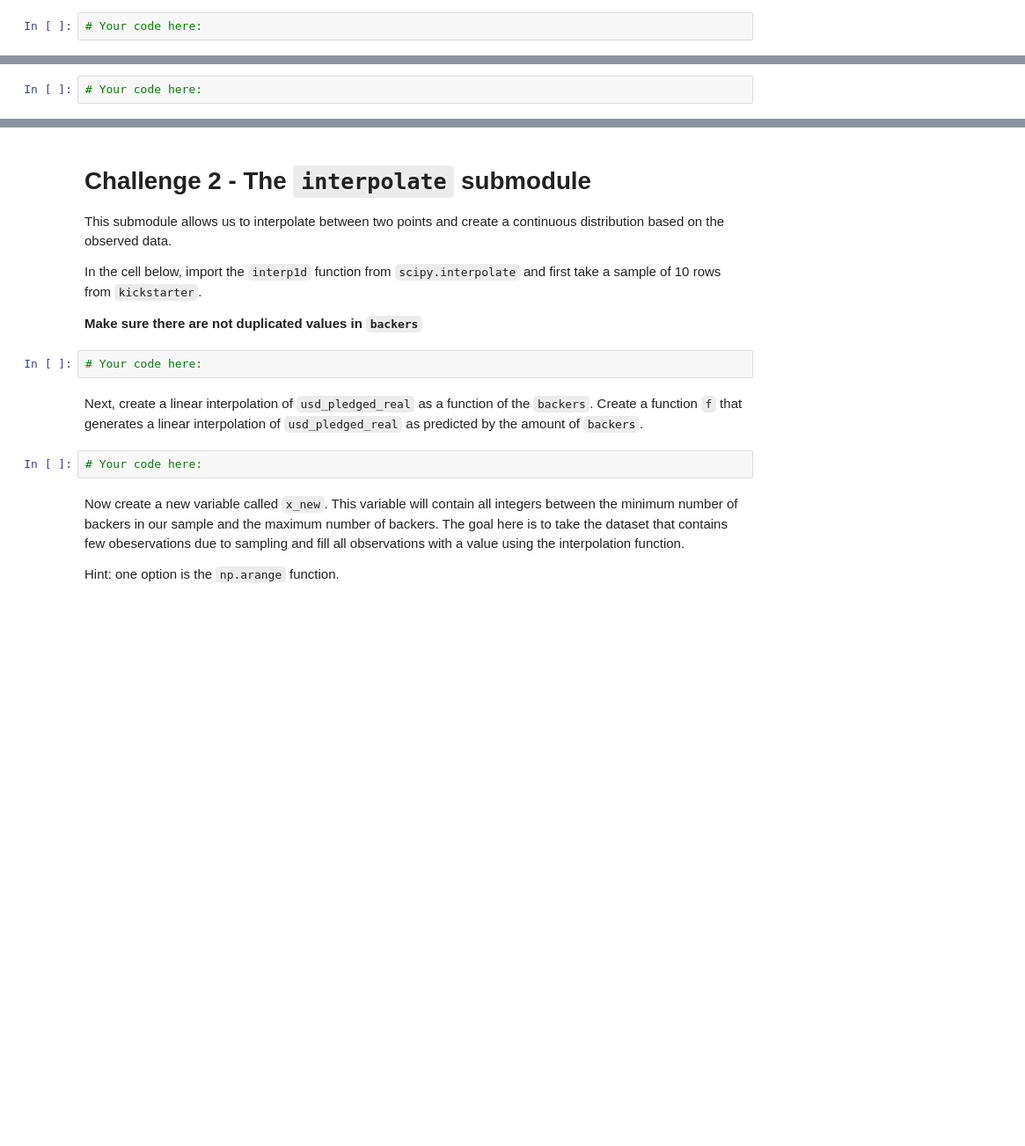
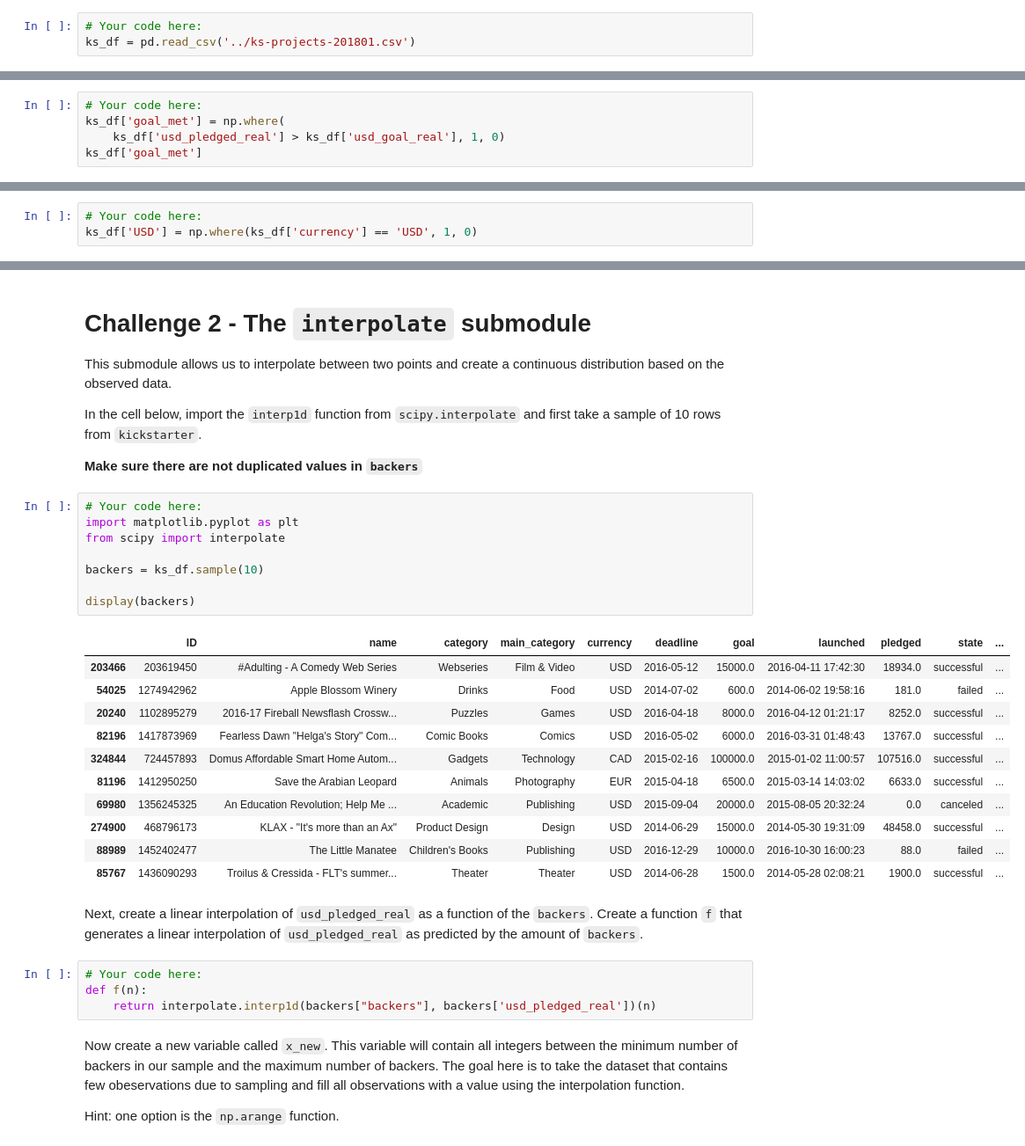
Before and after one commit to ta-data-lis/lab-intro-to-scipy, a Jupyter notebook: your-code/main.ipynb, the cells around one changed output, grey strips where cells are left out. Shown at 88% size. Cells and saved outputs as stored; diff of their text form; blank space fills up the shorter version.

```diff
--- a/your-code/main.ipynb
+++ b/your-code/main.ipynb
@@ -11,6 +13,7 @@
 This submodule contains statistical functions for conducting hypothesis tests, producing various distributions and other useful tools. Let's examine this submodule using the KickStarter dataset. Load the data using the `ks-projects-201801.csv` file
 # %%
 # Your code here:
+ks_df = pd.read_csv('../ks-projects-201801.csv')
 # %% [markdown]
 Now print the `head` function to examine the dataset.
 # %%
@@ -39,0 +66,5 @@ Let's perform Fisher's exact test on our KickStarter data. We intend to test the
+# %%
+# Your code here:
+ks_df['goal_met'] = np.where(
+    ks_df['usd_pledged_real'] > ks_df['usd_goal_real'], 1, 0)
+ks_df['goal_met']
@@ -41,6 +85,7 @@ Let's perform Fisher's exact test on our KickStarter data. We intend to test the
 Next, create a column that checks whether the currency of the project is in US Dollars. Create a column called `usd` using the `np.where` function where if the currency is US Dollars, assign a value of 1 to the row and 0 otherwise.
 # %%
 # Your code here:
+ks_df['USD'] = np.where(ks_df['currency'] == 'USD', 1, 0)
 # %% [markdown]
 Now create a contingency table using the `pd.crosstab` function in the cell below to compare the `goal_met` and `usd` columns.
 # %% [markdown]
@@ -55,12 +107,32 @@ This submodule allows us to interpolate between two points and create a continuo
 In the cell below, import the `interp1d` function from `scipy.interpolate` and first take a sample of 10 rows from `kickstarter`.
 
 **Make sure there are not duplicated values in `backers`**
-# %%
-# Your code here:
+# %%
+# Your code here:
+import matplotlib.pyplot as plt
+from scipy import interpolate
+
+backers = ks_df.sample(10)
+
+display(backers)
+# %% [output]
+|  | ID | name | category | main_category | currency | deadline | goal | launched | pledged | state | ... |
+| 203466 | 203619450 | #Adulting - A Comedy Web Series | Webseries | Film & Video | USD | 2016-05-12 | 15000.0 | 2016-04-11 17:42:30 | 18934.0 | successful | ... |
+| 54025 | 1274942962 | Apple Blossom Winery | Drinks | Food | USD | 2014-07-02 | 600.0 | 2014-06-02 19:58:16 | 181.0 | failed | ... |
+| 20240 | 1102895279 | 2016-17 Fireball Newsflash Crossw... | Puzzles | Games | USD | 2016-04-18 | 8000.0 | 2016-04-12 01:21:17 | 8252.0 | successful | ... |
+| 82196 | 1417873969 | Fearless Dawn "Helga's Story" Com... | Comic Books | Comics | USD | 2016-05-02 | 6000.0 | 2016-03-31 01:48:43 | 13767.0 | successful | ... |
+| 324844 | 724457893 | Domus Affordable Smart Home Autom... | Gadgets | Technology | CAD | 2015-02-16 | 100000.0 | 2015-01-02 11:00:57 | 107516.0 | successful | ... |
+| 81196 | 1412950250 | Save the Arabian Leopard | Animals | Photography | EUR | 2015-04-18 | 6500.0 | 2015-03-14 14:03:02 | 6633.0 | successful | ... |
+| 69980 | 1356245325 | An Education Revolution; Help Me ... | Academic | Publishing | USD | 2015-09-04 | 20000.0 | 2015-08-05 20:32:24 | 0.0 | canceled | ... |
+| 274900 | 468796173 | KLAX - "It's more than an Ax" | Product Design | Design | USD | 2014-06-29 | 15000.0 | 2014-05-30 19:31:09 | 48458.0 | successful | ... |
+| 88989 | 1452402477 | The Little Manatee | Children's Books | Publishing | USD | 2016-12-29 | 10000.0 | 2016-10-30 16:00:23 | 88.0 | failed | ... |
+| 85767 | 1436090293 | Troilus & Cressida - FLT's summer... | Theater | Theater | USD | 2014-06-28 | 1500.0 | 2014-05-28 02:08:21 | 1900.0 | successful | ... |
 # %% [markdown]
 Next, create a linear interpolation of `usd_pledged_real` as a function of the `backers`. Create a function `f` that generates a linear interpolation of `usd_pledged_real` as predicted by the amount of `backers`.
-# %%
-# Your code here:
+# %%
+# Your code here:
+def f(n):
+	return interpolate.interp1d(backers["backers"], backers['usd_pledged_real'])(n)
 # %% [markdown]
 Now create a new variable called `x_new`. This variable will contain all integers between the minimum number of backers in our sample and the maximum number of backers. The goal here is to take the dataset that contains few obeservations due to sampling and fill all observations with a value using the interpolation function.
 
```
Also changed, not shown: parts of 16 cells of this notebook.
